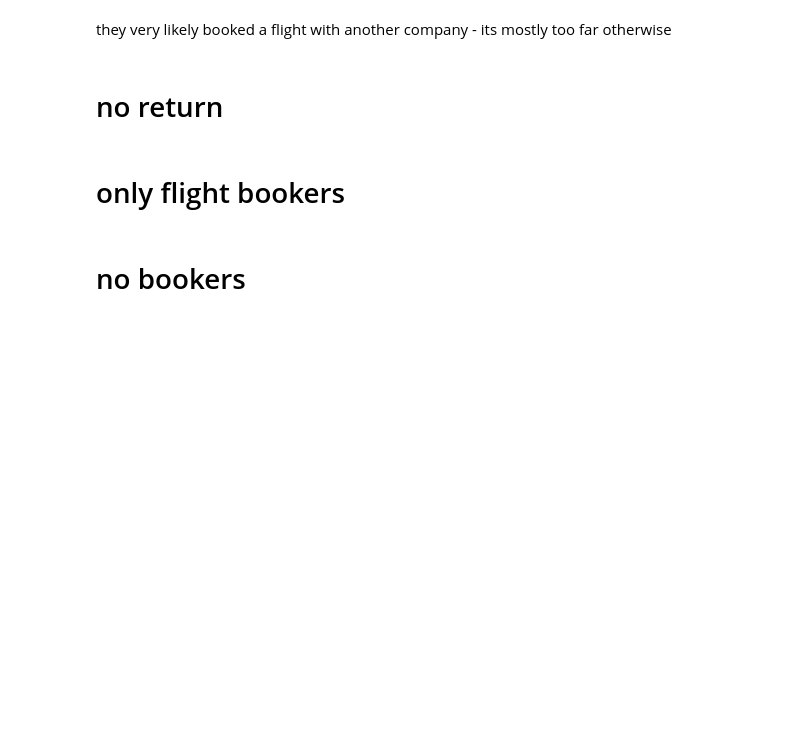
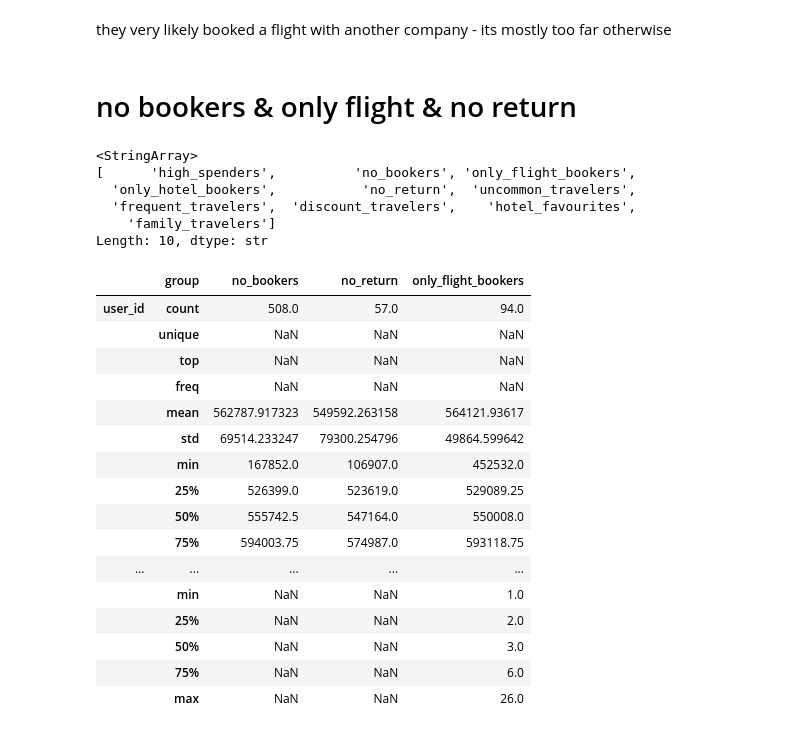
Before and after one commit to ka-katrin/TravelTide_Clustering, a Jupyter notebook: 06Group_Analysis.ipynb, the cells around one changed output. Saved outputs shown, nothing was run; the diff lists cells and outputs as text; code cells hidden in the pictures; blank space fills up the shorter version.

```diff
--- a/06Group_Analysis.ipynb
+++ b/06Group_Analysis.ipynb
@@ -185,9 +185,40 @@ hotels_w_cities.groupby(["city", "home_city"])[["trip_id"]].count().sort_values(
 | detroit | new york | 31 |
 # %% [markdown]
 they very likely booked a flight with another company - its mostly too far otherwise
-# %% [markdown]
-# no return
-# %% [markdown]
-# only flight bookers
 # %% [markdown]
-# no bookers
+# no bookers & only flight & no return
+# %%
+df['group'].unique()
+# %% [output]
+<StringArray>
+[      'high_spenders',          'no_bookers', 'only_flight_bookers',
+  'only_hotel_bookers',           'no_return',  'uncommon_travelers',
+  'frequent_travelers',  'discount_travelers',    'hotel_favourites',
+    'family_travelers']
+Length: 10, dtype: str
+# %%
+# changing options for pd: Show all columns
+pd.set_option('display.max_columns', None)
+
+# Show all rows
+pd.set_option('display.max_rows', None)
+# %%
+df[df['group'].isin(['no_bookers', 'only_flight_bookers','no_return'])].groupby("group").describe(include='all').T
+# %% [output]
+|  | group | no_bookers | no_return | only_flight_bookers |
+| user_id | count | 508.0 | 57.0 | 94.0 |
+|  | unique | NaN | NaN | NaN |
+|  | top | NaN | NaN | NaN |
+|  | freq | NaN | NaN | NaN |
+|  | mean | 562787.917323 | 549592.263158 | 564121.93617 |
+|  | std | 69514.233247 | 79300.254796 | 49864.599642 |
+|  | min | 167852.0 | 106907.0 | 452532.0 |
+|  | 25% | 526399.0 | 523619.0 | 529089.25 |
+|  | 50% | 555742.5 | 547164.0 | 550008.0 |
+|  | 75% | 594003.75 | 574987.0 | 593118.75 |
+| ... | ... | ... | ... | ... |
+|  | min | NaN | NaN | 1.0 |
+|  | 25% | NaN | NaN | 2.0 |
+|  | 50% | NaN | NaN | 3.0 |
+|  | 75% | NaN | NaN | 6.0 |
+|  | max | NaN | NaN | 26.0 |
```
Also changed, not shown: parts of 7 cells of this notebook.
